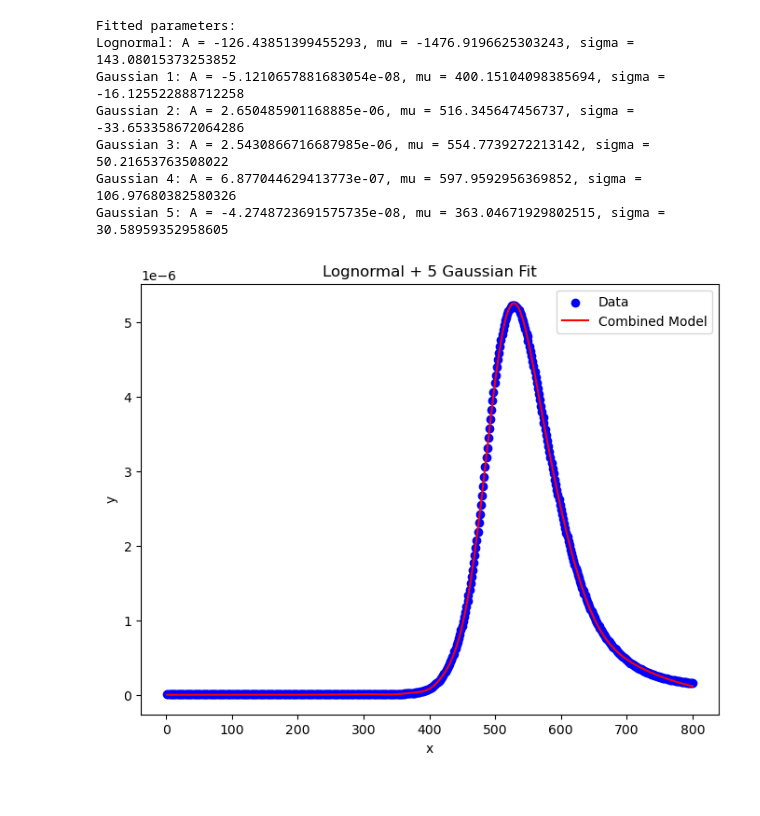
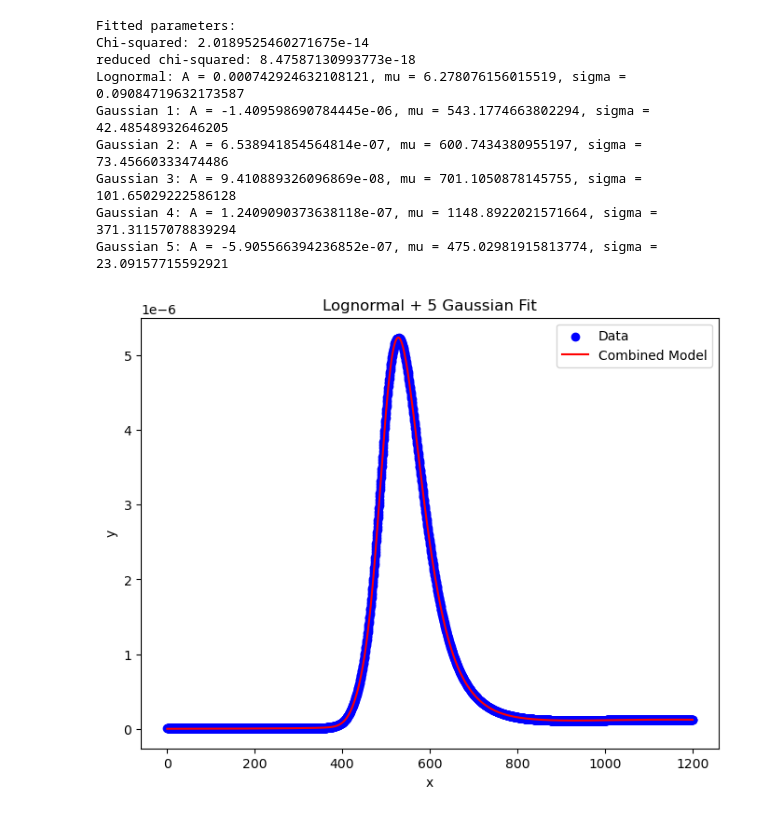
Before and after one commit to YANOasahi/RK4y, a Jupyter notebook: By_fringe/fit_x.ipynb, the cells around one changed output. Cells and saved outputs as stored; diff of their text form; code cells hidden in the pictures.

```diff
--- a/By_fringe/fit_x.ipynb
+++ b/By_fringe/fit_x.ipynb
@@ -4,7 +4,7 @@ import matplotlib.pyplot as plt
 from scipy.optimize import curve_fit
 
 
-data = np.genfromtxt('./data2.dat')
+data = np.genfromtxt('./data.dat')
 
 # ログノーマル関数の定義
 def lognormal(x, A, mu, sigma):
@@ -46,38 +46,48 @@ p0 = [1, np.log(np.mean(xdata)), 1,  # ログノーマルの初期値
       1, np.mean(xdata)*1.6, 1,  # 4つ目のガウス
       1, np.mean(xdata)*0.8, 1]  # 5つ目のガウス
 
 # curve_fitを用いて最適化
-popt, pcov = curve_fit(combined_model, xdata, ydata, p0=p0)
+popt, pcov = curve_fit(combined_model, xdata, ydata, p0=p0, maxfev=5000)
+
+# カイ二乗の計算
+y_fit_data = combined_model(xdata, *popt)  # データポイントでのフィット値
+residuals = ydata - y_fit_data            # 残差
+chi_squared = np.sum((residuals)**2)     # カイ二乗値 (誤差を1と仮定)
+reduced_chi_squared = chi_squared / (len(ydata) - len(popt))  # 自由度で割る
 
 # 最適化結果の表示
 A_log, mu_log, sigma_log, A1, mu1, sigma1, A2, mu2, sigma2, A3, mu3, sigma3, A4, mu4, sigma4, A5, mu5, sigma5 = popt
 print("Fitted parameters:")
+print(f'Chi-squared: {chi_squared}')
+print(f'reduced chi-squared: {reduced_chi_squared}')
 print(f"Lognormal: A = {A_log}, mu = {mu_log}, sigma = {sigma_log}")
 print(f"Gaussian 1: A = {A1}, mu = {mu1}, sigma = {sigma1}")
 print(f"Gaussian 2: A = {A2}, mu = {mu2}, sigma = {sigma2}")
 print(f"Gaussian 3: A = {A3}, mu = {mu3}, sigma = {sigma3}")
 print(f"Gaussian 4: A = {A4}, mu = {mu4}, sigma = {sigma4}")
 print(f"Gaussian 5: A = {A5}, mu = {mu5}, sigma = {sigma5}")
 
 # プロット用のデータ生成
 x_fit = np.linspace(min(xdata), max(xdata), 1000)
 y_fit = combined_model(x_fit, *popt)
 
 # プロット
 plt.figure(figsize=(8, 6))
 plt.scatter(xdata, ydata, label="Data", color="blue")
 plt.plot(x_fit, y_fit, label="Combined Model", color="red")
 plt.xlabel("x")
 plt.ylabel("y")
 plt.legend()
 plt.title("Lognormal + 5 Gaussian Fit")
 plt.show()
 # %% [output]
 Fitted parameters:
-Lognormal: A = -126.43851399455293, mu = -1476.9196625303243, sigma = 143.08015373253852
-Gaussian 1: A = -5.1210657881683054e-08, mu = 400.15104098385694, sigma = -16.125522888712258
-Gaussian 2: A = 2.650485901168885e-06, mu = 516.345647456737, sigma = -33.653358672064286
-Gaussian 3: A = 2.5430866716687985e-06, mu = 554.7739272213142, sigma = 50.21653763508022
-Gaussian 4: A = 6.877044629413773e-07, mu = 597.9592956369852, sigma = 106.97680382580326
-Gaussian 5: A = -4.2748723691575735e-08, mu = 363.04671929802515, sigma = 30.58959352958605
+Chi-squared: 2.0189525460271675e-14
+reduced chi-squared: 8.47587130993773e-18
+Lognormal: A = 0.000742924632108121, mu = 6.278076156015519, sigma = 0.09084719632173587
+Gaussian 1: A = -1.409598690784445e-06, mu = 543.1774663802294, sigma = 42.48548932646205
+Gaussian 2: A = 6.538941854564814e-07, mu = 600.7434380955197, sigma = 73.45660333474486
+Gaussian 3: A = 9.410889326096869e-08, mu = 701.1050878145755, sigma = 101.65029222586128
+Gaussian 4: A = 1.2409090373638118e-07, mu = 1148.8922021571664, sigma = 371.31157078839294
+Gaussian 5: A = -5.905566394236852e-07, mu = 475.02981915813774, sigma = 23.09157715592921
-[figure, old version]
+[figure, new version]
```
Also changed, not shown: parts of 6 cells of this notebook, 1 other file.
